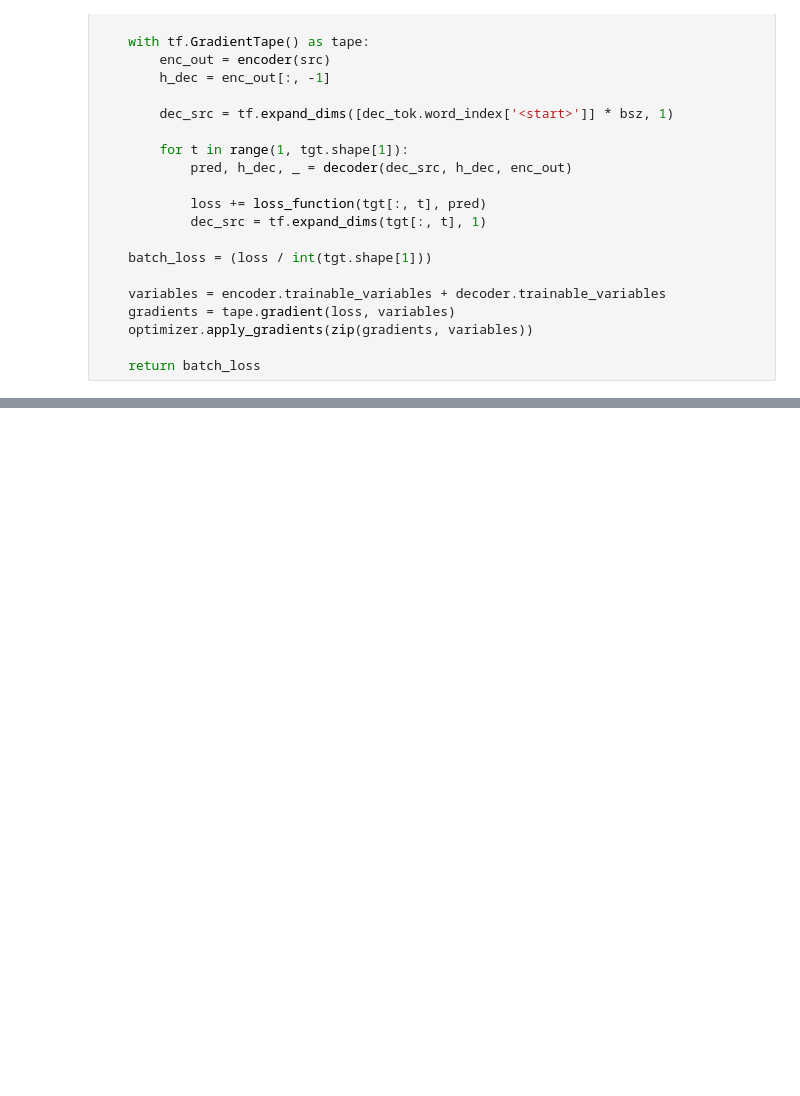
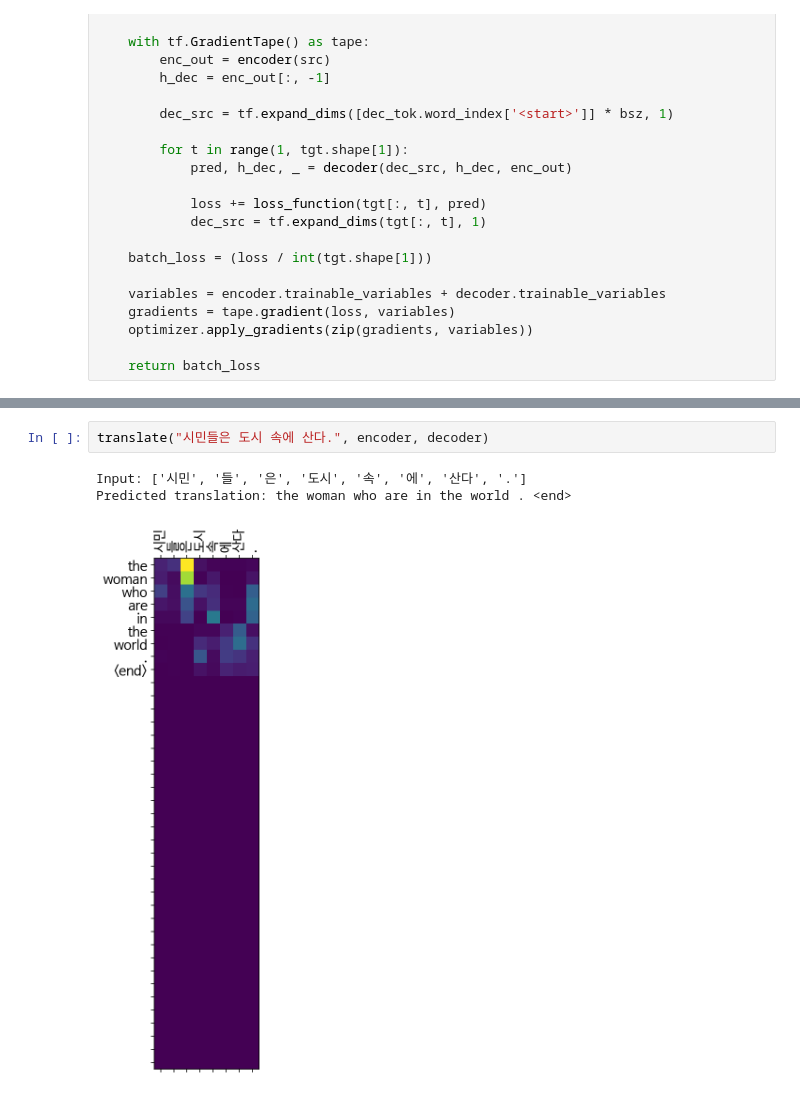
Before and after one commit to philosucker/MiniProjects, a Jupyter notebook: _G-04_seq2seq_NMT/[G04]seq2seq_NMT/[G04]seq2seq_NMT.ipynb, the cells around one changed output, grey strips where cells are left out. Drawn from its saved outputs; the diff is of its cells as text; blank space fills up the shorter version.

```diff
--- a/_G-04_seq2seq_NMT/[G04]seq2seq_NMT/[G04]seq2seq_NMT.ipynb
+++ b/_G-04_seq2seq_NMT/[G04]seq2seq_NMT/[G04]seq2seq_NMT.ipynb
@@ -410,0 +438,6 @@ translate("언제쯤 돌아올 수 있어?", encoder, decoder)
+# %%
+translate("시민들은 도시 속에 산다.", encoder, decoder)
+# %% [output]
+Input: ['시민', '들', '은', '도시', '속', '에', '산다', '.']
+Predicted translation: the woman who are in the world . <end>
+[figure, added]
```
Also changed, not shown: parts of 31 cells of this notebook.
